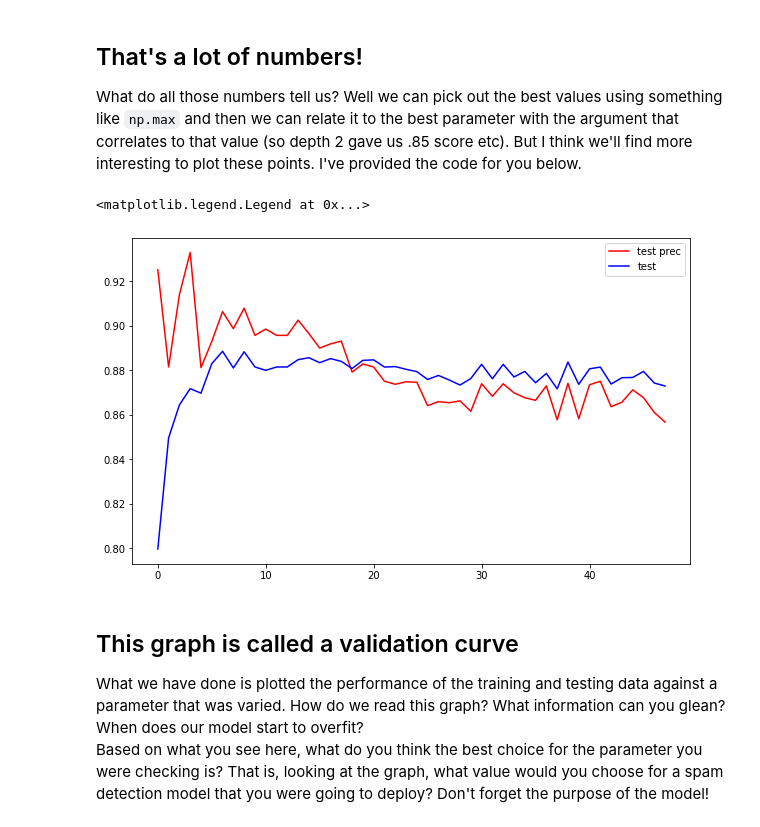
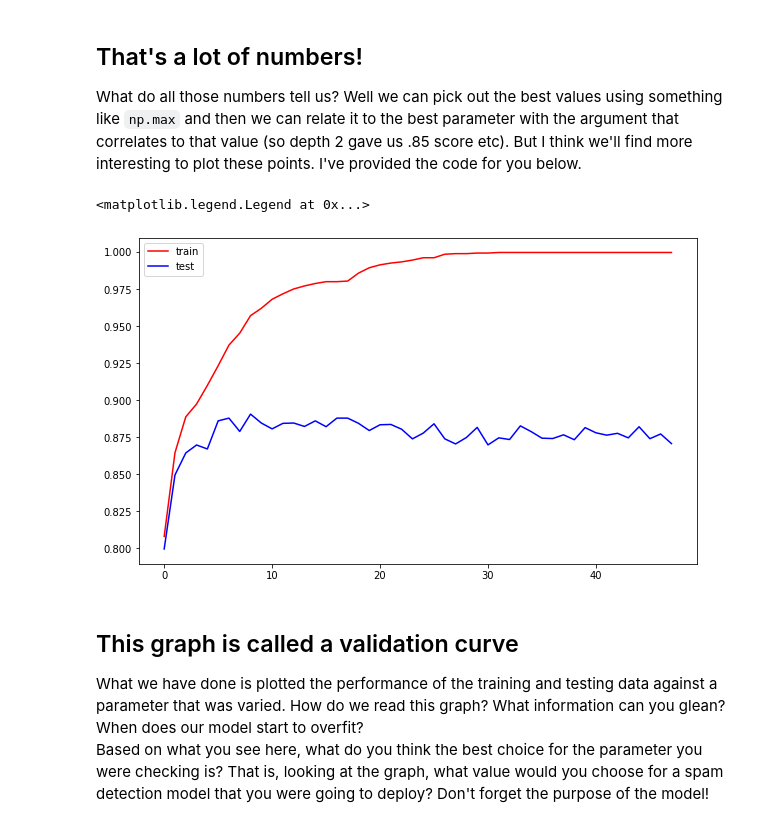
Before and after one commit to alf808/animated-marmalade, a Jupyter notebook: 6_Decision_Trees.ipynb, the cells around one changed output. Saved outputs shown, nothing was run; the diff lists cells and outputs as text; code cells hidden in the pictures.

```diff
--- a/6_Decision_Trees.ipynb
+++ b/6_Decision_Trees.ipynb
@@ -268,12 +267,13 @@ for i in range(2,50): # feel free to change these, I just threw out a reasonable
 
     dtc = DecisionTreeClassifier(max_depth=i)  #select a parameter to check
     dtc.fit(X_train, y_train)                  # train the model
-    predictions = dtc.predict(X_test)           # get predictions for both training and test
+    predictions_train = dtc.predict(X_train)
+    predictions = dtc.predict(X_test)          # get predictions for both training and test
     test_results.append(f1_score(y_test, predictions))   # evaluate them and append them into the our lists.
     test_results_prec.append(precision_score(y_test, predictions))
-    #train_results.append(dtc.score(X_train, y_train))
+    train_results.append(f1_score(y_train, predictions_train))
 
 print(test_results)
 print ( " ")
-print (test_results_prec)
+print (train_results)
 # %% [output]
@@ -286,13 +286,13 @@ print (test_results_prec)
 What do all those numbers tell us? Well we can pick out the best values using something like `np.max` and then we can relate it to the best parameter with the argument that correlates to that value (so depth 2 gave us .85 score etc).  But I think we'll find more interesting to plot these points.  I've provided the code for you below.
 # %%
 fig,ax = plt.subplots(figsize = (10,6));
-ax.plot(test_results_prec, color = 'r', label = 'test prec')
-#ax.plot(train_results, color = 'r', label = 'train')
+#ax.plot(test_results_prec, color = 'r', label = 'test prec')
+ax.plot(train_results, color = 'r', label = 'train')
 ax.plot(test_results, color = 'b', label = 'test')
 ax.legend()
 # %% [output]
 <matplotlib.legend.Legend at 0x...>
-[figure, old version]
+[figure, new version]
 # %% [markdown]
 ## This graph is called a validation curve
 
```
Also changed, not shown: parts of 8 cells of this notebook.
